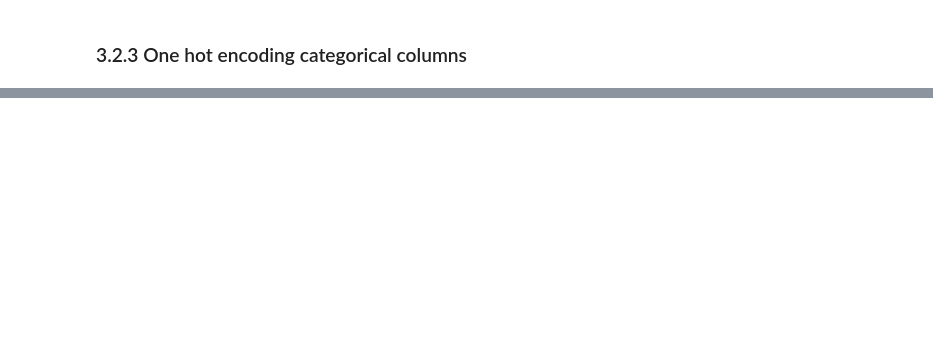
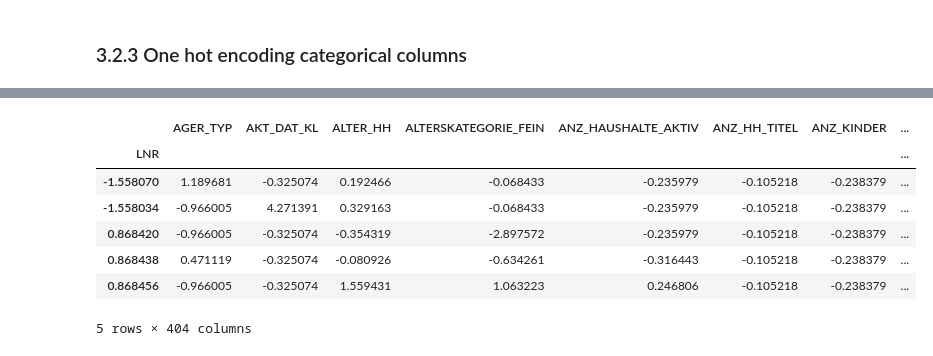
Before and after one commit to maitreytalware/Arvato-Bertelsmann-Customer-Segmentation-Capstone, a Jupyter notebook: Part 0-Get to Know the Data.ipynb, the cells around one changed output, grey strips where cells are left out. Drawn from its saved outputs; the diff is of its cells as text; code cells hidden in the pictures; blank space fills up the shorter version.

```diff
--- a/Part 0-Get to Know the Data.ipynb
+++ b/Part 0-Get to Know the Data.ipynb
@@ -462,0 +412,11 @@ new shape of customers after one hot encoding (191652, 405)
+# %%
+scaled_customers.head()
+# %% [output]
+|  | AGER_TYP | AKT_DAT_KL | ALTER_HH | ALTERSKATEGORIE_FEIN | ANZ_HAUSHALTE_AKTIV | ANZ_HH_TITEL | ANZ_KINDER | ... |
+| LNR |  |  |  |  |  |  |  | ... |
+| -1.558070 | 1.189681 | -0.325074 | 0.192466 | -0.068433 | -0.235979 | -0.105218 | -0.238379 | ... |
+| -1.558034 | -0.966005 | 4.271391 | 0.329163 | -0.068433 | -0.235979 | -0.105218 | -0.238379 | ... |
+| 0.868420 | -0.966005 | -0.325074 | -0.354319 | -2.897572 | -0.235979 | -0.105218 | -0.238379 | ... |
+| 0.868438 | 0.471119 | -0.325074 | -0.080926 | -0.634261 | -0.316443 | -0.105218 | -0.238379 | ... |
+| 0.868456 | -0.966005 | -0.325074 | 1.559431 | 1.063223 | 0.246806 | -0.105218 | -0.238379 | ... |
+5 rows × 404 columns
```
Also changed, not shown: parts of 38 cells of this notebook.
